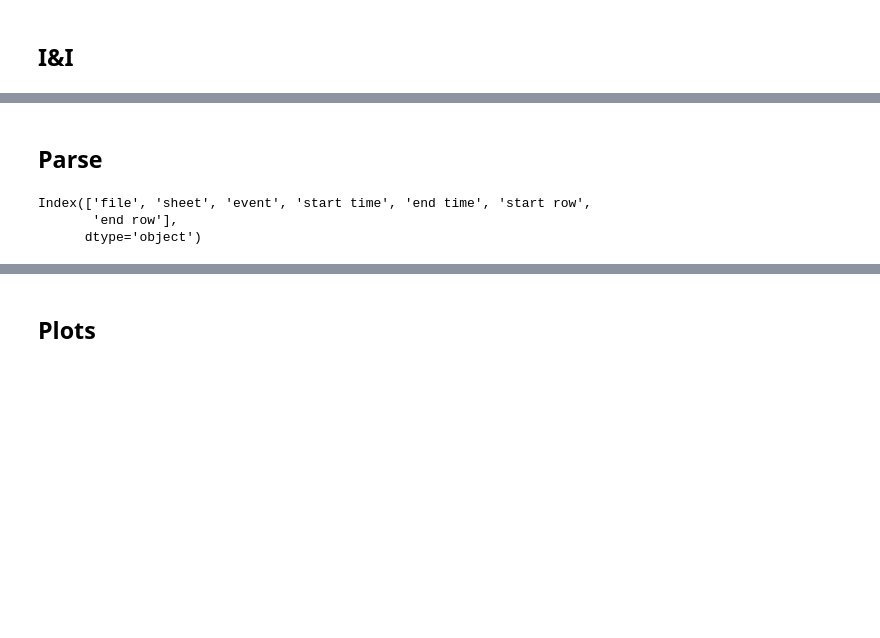
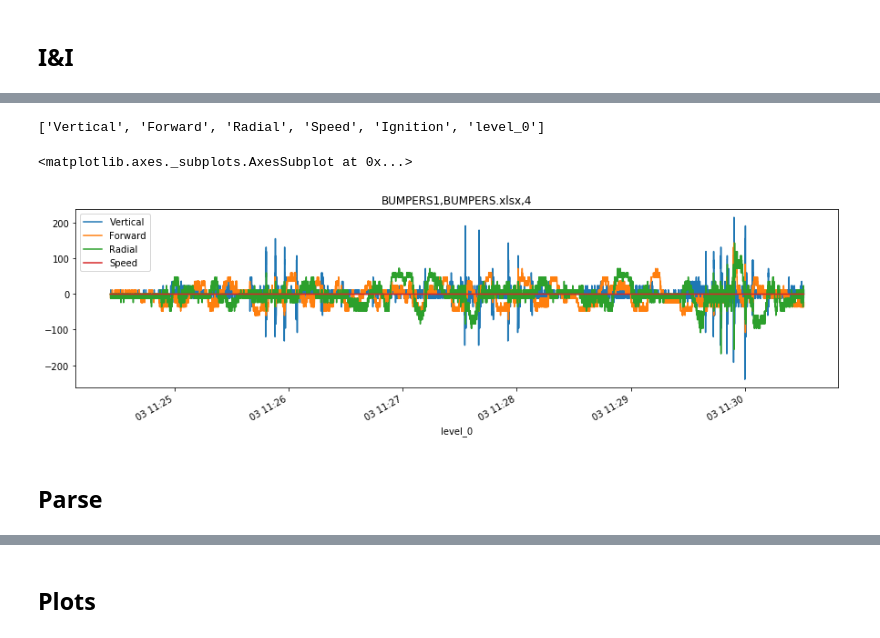
Before and after one commit to lirazch/RoadTrackACC, a Jupyter notebook: NewAnotationFormatNotebook_v1.ipynb, the cells around one changed output, grey strips where cells are left out. Saved outputs shown, nothing was run; the diff lists cells and outputs as text; code cells hidden in the pictures; blank space fills up the shorter version.

```diff
--- a/NewAnotationFormatNotebook_v1.ipynb
+++ b/NewAnotationFormatNotebook_v1.ipynb
@@ -115,3 +131,12 @@ ZigZag3
+# %%
+features
+# %% [output]
+['Vertical', 'Forward', 'Radial', 'Speed', 'Ignition', 'level_0']
+# %%
+df[features[:4]].plot(title = name+','+file_id+','+str(category_dict[name]),figsize=(15,4))
+# %% [output]
+<matplotlib.axes._subplots.AxesSubplot at 0x...>
+[figure, added]
 # %% [markdown]
 ## Parse
 # %%
@@ -119,8 +144,2 @@ big_df.level_0 = big_df.index.round('s')
 # %%
 big_df=big_df.dropna()
-# %%
-anot.keys()
-# %% [output]
-Index(['file', 'sheet', 'event', 'start time', 'end time', 'start row',
-       'end row'],
-      dtype='object')
```
Also changed, not shown: parts of 59 cells of this notebook.
